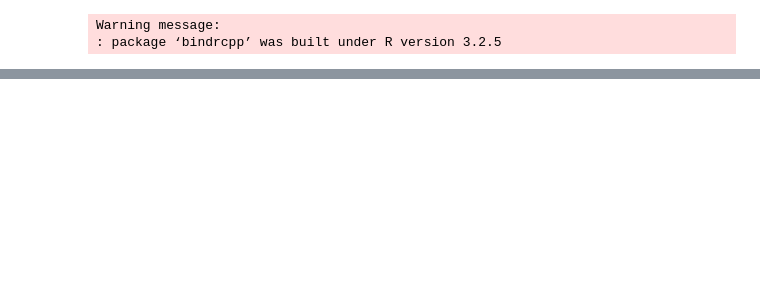
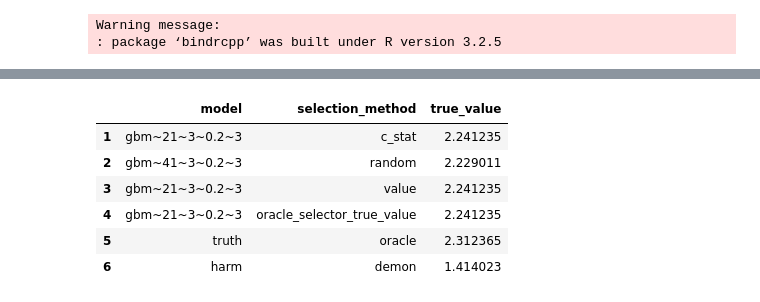
Before and after one commit to som-shahlab/ITE-model-selection, a Jupyter notebook: scratch.ipynb, the cells around one changed output, grey strips where cells are left out. Cells and saved outputs as stored; diff of their text form; code cells hidden in the pictures; blank space fills up the shorter version.

```diff
--- a/scratch.ipynb
+++ b/scratch.ipynb
@@ -80,4 +59,0 @@ tune_grid = expand.grid(n.trees = seq(1,501,20),
-# %%
-data = datas$data
-fold = datas$cv_index[[1]]
-fold_name = "derp"
@@ -183,0 +86,10 @@ tail(herp)
+# %%
+metrics$true_selection_metrics %>% data.frame
+# %% [output]
+|  | model | selection_method | true_value |
+| 1 | gbm~21~3~0.2~3 | c_stat | 2.241235 |
+| 2 | gbm~41~3~0.2~3 | random | 2.229011 |
+| 3 | gbm~21~3~0.2~3 | value | 2.241235 |
+| 4 | gbm~21~3~0.2~3 | oracle_selector_true_value | 2.241235 |
+| 5 | truth | oracle | 2.312365 |
+| 6 | harm | demon | 1.414023 |
```
Also changed, not shown: parts of 14 cells of this notebook, 3 other files.
